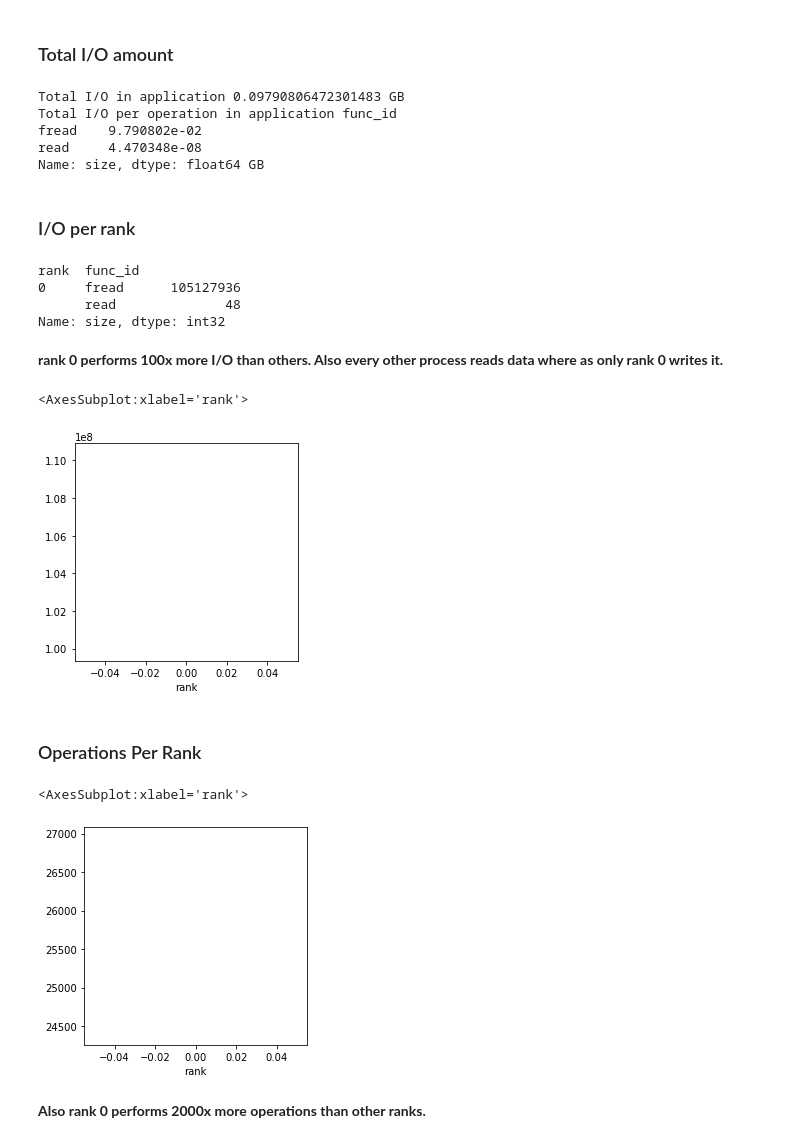
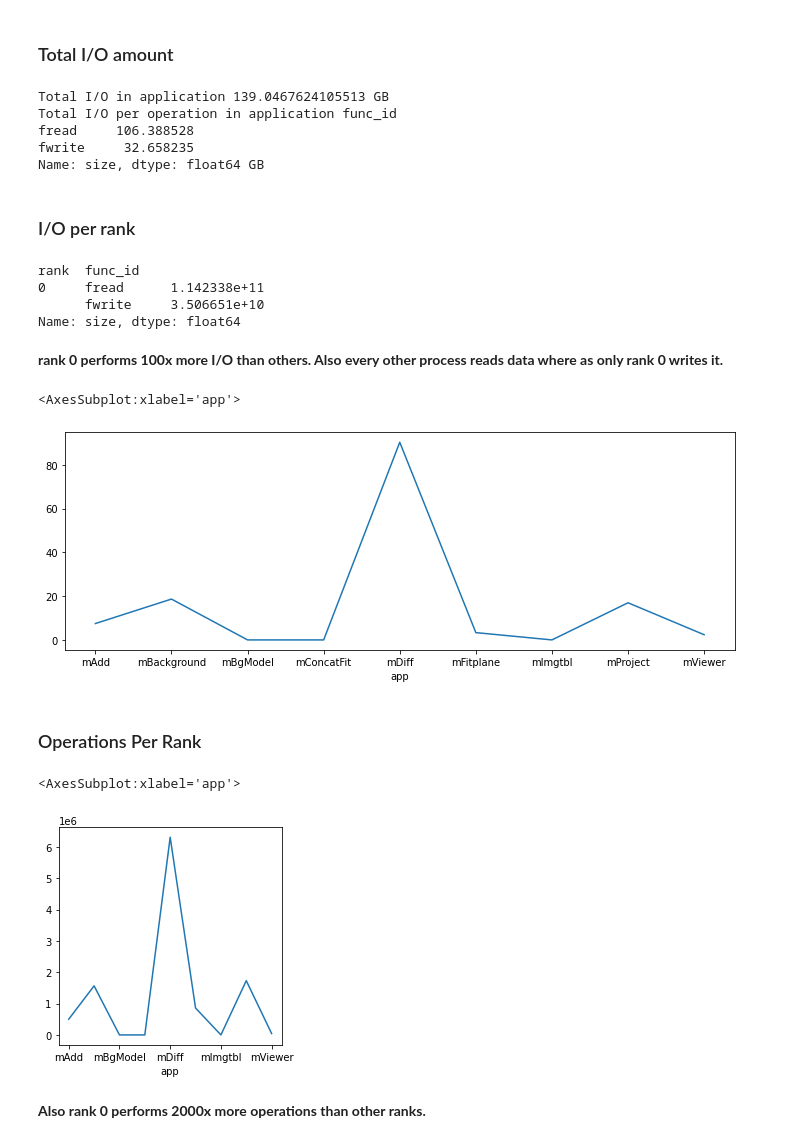
Before and after one commit to hariharan-devarajan/taxonomy, a Jupyter notebook: analysis/notebooks/recorder/montage-pegasus.ipynb, the cells around one changed output. Cells and saved outputs as stored; diff of their text form; code cells hidden in the pictures.

Commit message:
recent changes for mummi and all recorder analysis

```diff
--- a/analysis/notebooks/recorder/montage-pegasus.ipynb
+++ b/analysis/notebooks/recorder/montage-pegasus.ipynb
@@ -5,7 +5,7 @@
 # %%
 notebook_name = "montage-pegasus"
 # %%
-parquet_folder="/p/gpfs1/iopp/parquet_app_logs/montage_pegasus/nodes-1"
+parquet_folder="/p/gpfs1/iopp/recorder_app_logs/montage_pegasus/nodes-32/_parquet"
 # %%
 num_nodes = 32
 # %% [markdown]
@@ -199,6 +204,9 @@ for directory in exclude_dirs:
 mpi_ddf = ddf[ddf['cat'] == 2]
 #mpi_ddf[rank] = mpi_ddf[rank].persist()
 trace_ddf = ddf[ddf['cat'] == 4]
+# %%
+io_ddf = io_ddf.persist()
+result = wait(io_ddf)
 # %% [markdown]
 ### Preload the I/O dataframe for faster analysis
 # %%
@@ -356,10 +377,10 @@ total_io = io_ddf_read_write.groupby('func_id')['size'].sum()/1024.0/1024.0/1024
 print("Total I/O in application {} GB".format(total_io.sum()))
 print("Total I/O per operation in application {} GB".format(total_io))
 # %% [output]
-Total I/O in application 0.09790806472301483 GB
+Total I/O in application 139.0467624105513 GB
 Total I/O per operation in application func_id
-fread    9.790802e-02
-read     4.470348e-08
+fread     106.388528
+fwrite     32.658235
 Name: size, dtype: float64 GB
 # %% [markdown]
 ### I/O per rank
@@ -367,25 +388,25 @@ Name: size, dtype: float64 GB
 io_ddf_read_write.groupby(['rank', 'func_id'])['size'].sum()
 # %% [output]
 rank  func_id
-0     fread      105127936
-      read              48
-Name: size, dtype: int32
+0     fread      1.142338e+11
+      fwrite     3.506651e+10
+Name: size, dtype: float64
 # %% [markdown]
 **rank 0 performs 100x more I/O than others. Also every other process reads data where as only rank 0 writes it.**
 # %%
-io_per_rank_gb = io_ddf_read_write.groupby(['rank'])['size'].sum()
-io_per_rank_gb.plot(kind='line',figsize=(4,4))
+io_per_rank_gb = io_ddf_read_write.groupby(['app'])['size'].sum()/1024.0/1024.0/1024.0
+io_per_rank_gb.plot(kind='line',figsize=(12,4))
 # %% [output]
-<AxesSubplot:xlabel='rank'>
+<AxesSubplot:xlabel='app'>
-[figure, old version]
+[figure, new version]
 # %% [markdown]
 ### Operations Per Rank
 # %%
-io_per_rank_gb = io_ddf_read_write.groupby('rank')['count'].sum()
+io_per_rank_gb = io_ddf_read_write.groupby(['app'])['count'].sum()
 io_per_rank_gb.plot(kind='line',figsize=(4,4))
 # %% [output]
-<AxesSubplot:xlabel='rank'>
+<AxesSubplot:xlabel='app'>
-[figure, old version]
+[figure, new version]
 # %% [markdown]
 **Also rank 0 performs 2000x more operations than other ranks.**
 # %% [markdown]
```
Also changed, not shown: parts of 71 cells of this notebook, 17 other files.
